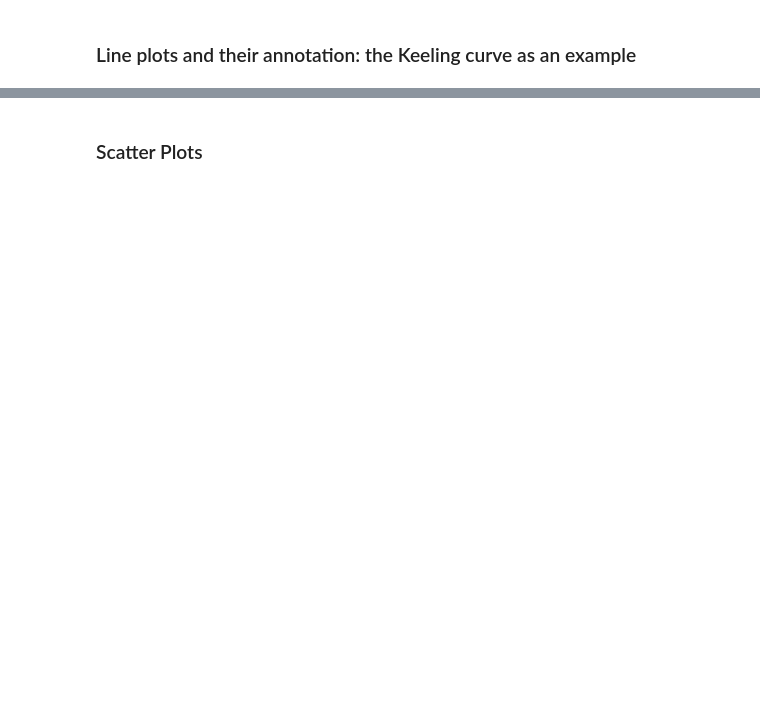
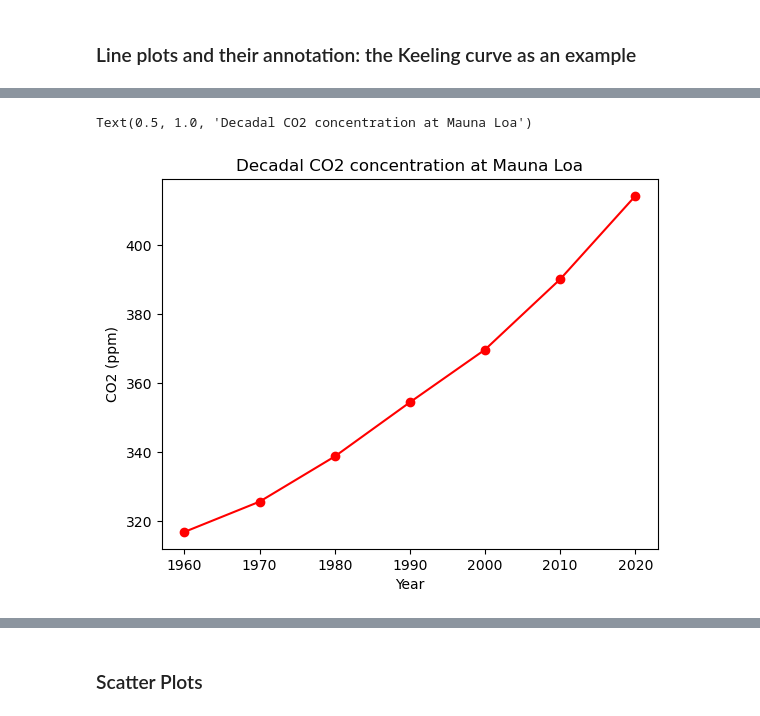
Before and after one commit to IntroPythonEarthsciCUBoulder/intro_py_earthsci_fall_semester2025, a Jupyter notebook: InClassNotebooksAndSlides/10b_plotting_matplotlib.ipynb, the cells around one changed output, grey strips where cells are left out. Saved outputs shown, nothing was run; the diff lists cells and outputs as text; code cells hidden in the pictures; blank space fills up the shorter version.

```diff
--- a/InClassNotebooksAndSlides/10b_plotting_matplotlib.ipynb
+++ b/InClassNotebooksAndSlides/10b_plotting_matplotlib.ipynb
@@ -122,0 +111,8 @@ plt.title('decadal CO2 concentration at Manua Loa Observatory, Hawaii ')
+# %%
+plt.plot(year, CO2ppm, 'r-o')
+plt.xlabel('Year')
+plt.ylabel('CO2 (ppm)')
+plt.title('Decadal CO2 concentration at Mauna Loa')
+# %% [output]
+Text(0.5, 1.0, 'Decadal CO2 concentration at Mauna Loa')
+[figure, added]
```
Also changed, not shown: parts of 52 cells of this notebook, 2 other files.
